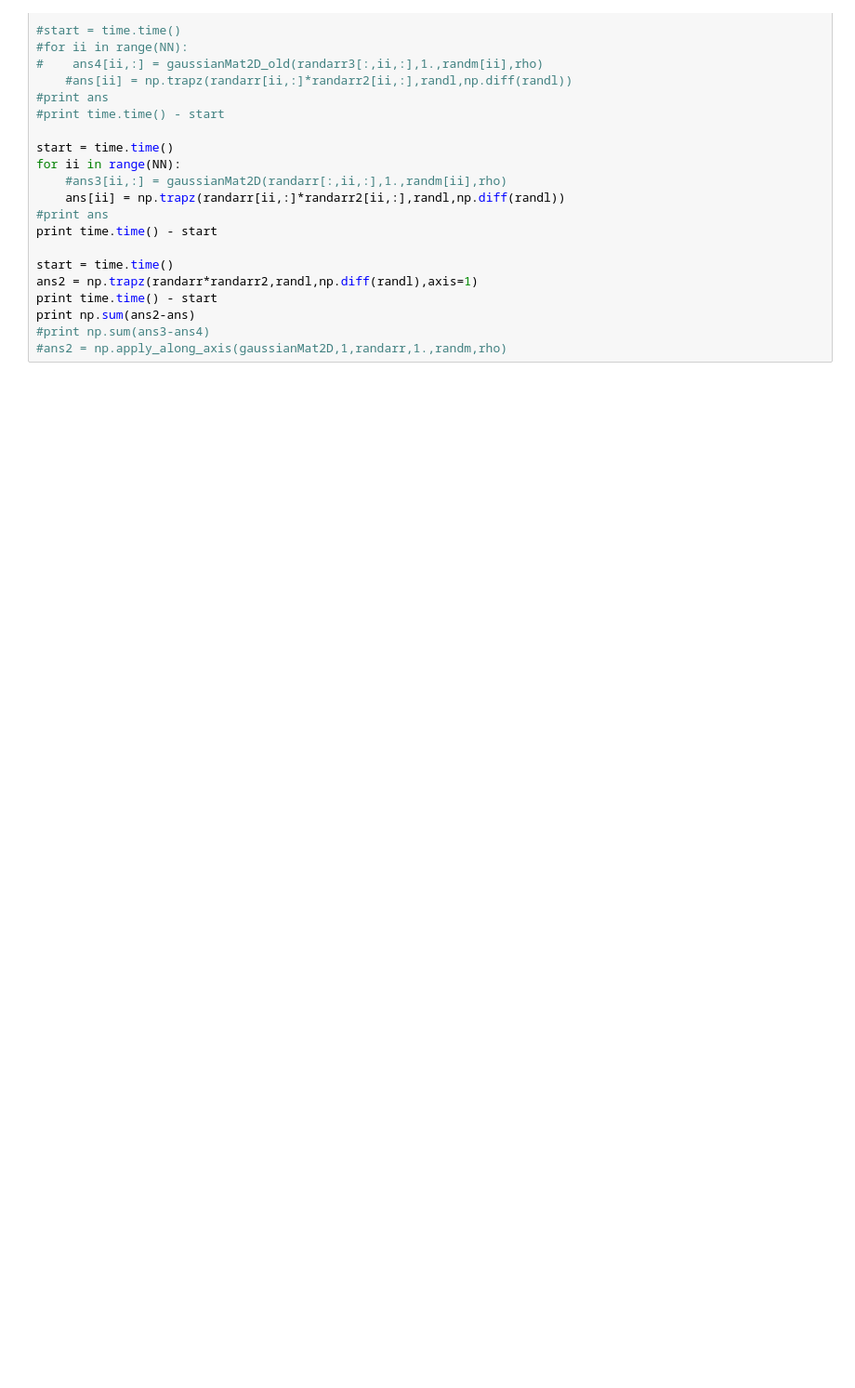
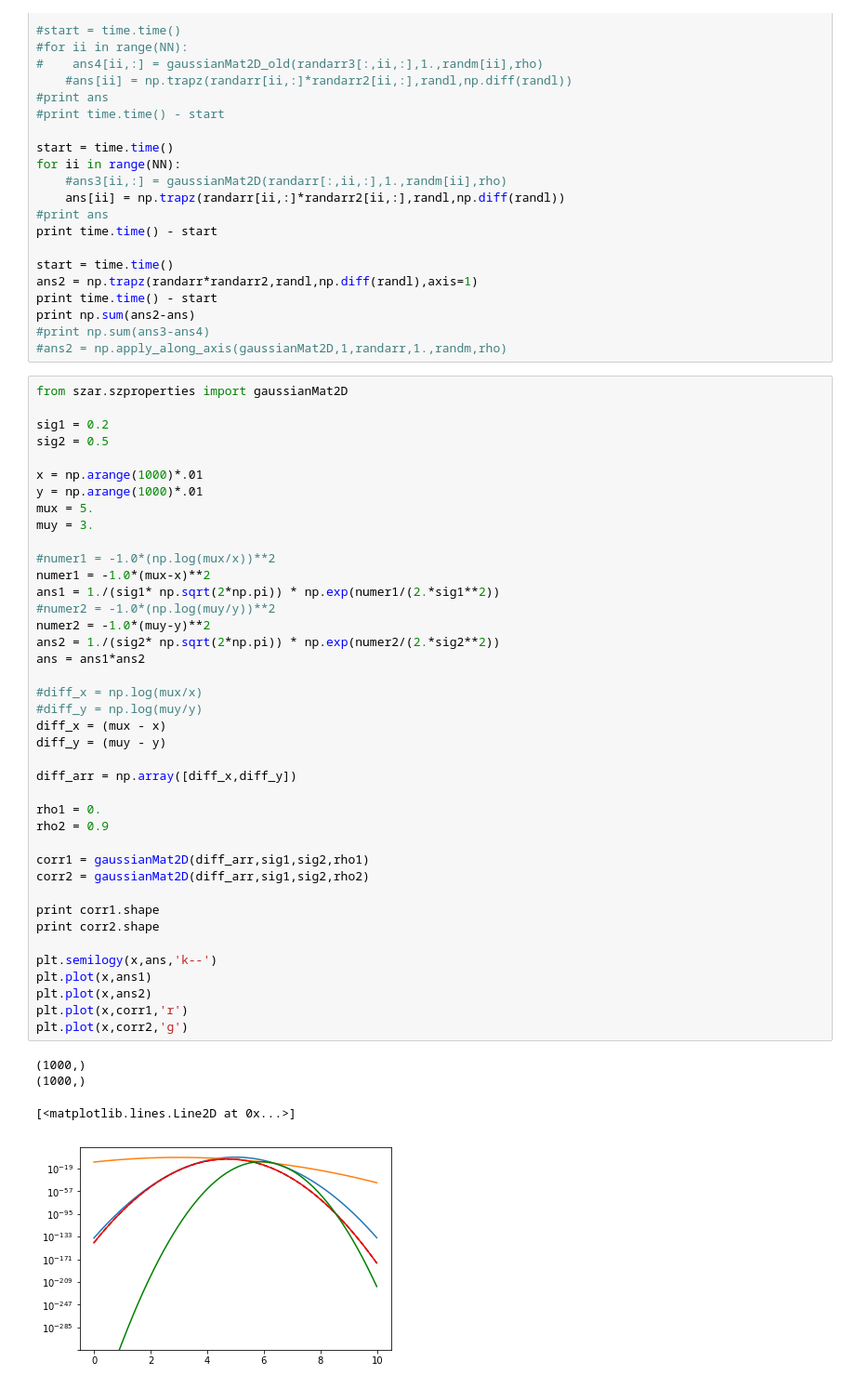
Before and after one commit to nbatta/szar, a Jupyter notebook: testHMF.ipynb, the cells around one changed output. Shown: that part at 93% size. Cells and saved outputs as stored; diff of their text form; blank space fills up the shorter version.

```diff
--- a/testHMF.ipynb
+++ b/testHMF.ipynb
@@ -206,3 +234,48 @@ print time.time() - start
 print np.sum(ans2-ans)
 #print np.sum(ans3-ans4)
 #ans2 = np.apply_along_axis(gaussianMat2D,1,randarr,1.,randm,rho)
+# %%
+from szar.szproperties import gaussianMat2D
+
+sig1 = 0.2
+sig2 = 0.5
+
+x = np.arange(1000)*.01
+y = np.arange(1000)*.01
+mux = 5.
+muy = 3.
+
+#numer1 = -1.0*(np.log(mux/x))**2
+numer1 = -1.0*(mux-x)**2
+ans1 = 1./(sig1* np.sqrt(2*np.pi)) * np.exp(numer1/(2.*sig1**2))
+#numer2 = -1.0*(np.log(muy/y))**2
+numer2 = -1.0*(muy-y)**2
+ans2 = 1./(sig2* np.sqrt(2*np.pi)) * np.exp(numer2/(2.*sig2**2))
+ans = ans1*ans2
+
+#diff_x = np.log(mux/x)
+#diff_y = np.log(muy/y)
+diff_x = (mux - x)
+diff_y = (muy - y)
+
+diff_arr = np.array([diff_x,diff_y])
+
+rho1 = 0.
+rho2 = 0.9
+
+corr1 = gaussianMat2D(diff_arr,sig1,sig2,rho1)
+corr2 = gaussianMat2D(diff_arr,sig1,sig2,rho2)
+
+print corr1.shape
+print corr2.shape
+
+plt.semilogy(x,ans,'k--')
+plt.plot(x,ans1)
+plt.plot(x,ans2)
+plt.plot(x,corr1,'r')
+plt.plot(x,corr2,'g')
+# %% [output]
+(1000,)
+(1000,)
+[<matplotlib.lines.Line2D at 0x...>]
+[figure, added]
```
Also changed, not shown: parts of 2 cells of this notebook, 2 other files.
